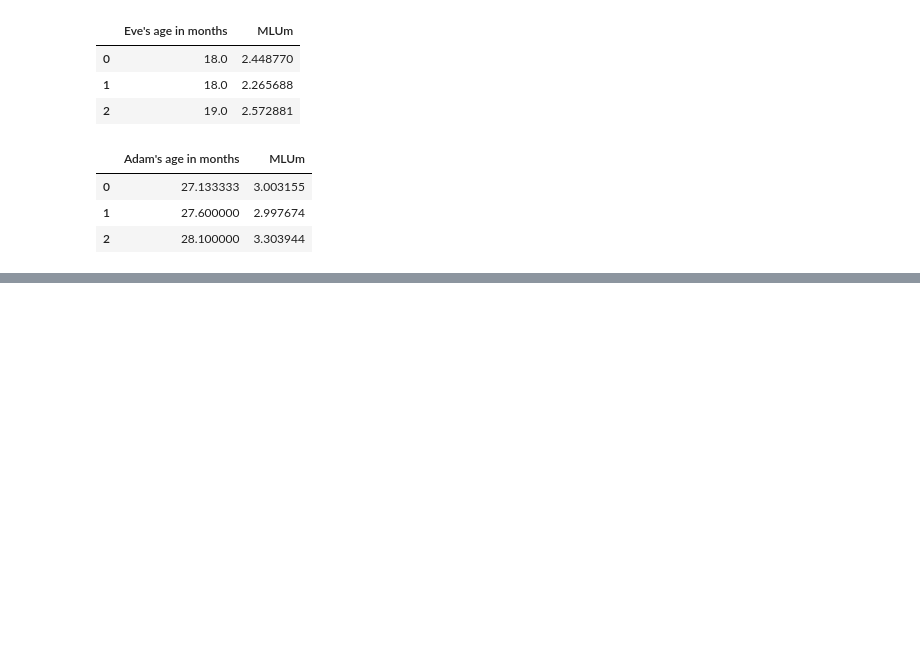
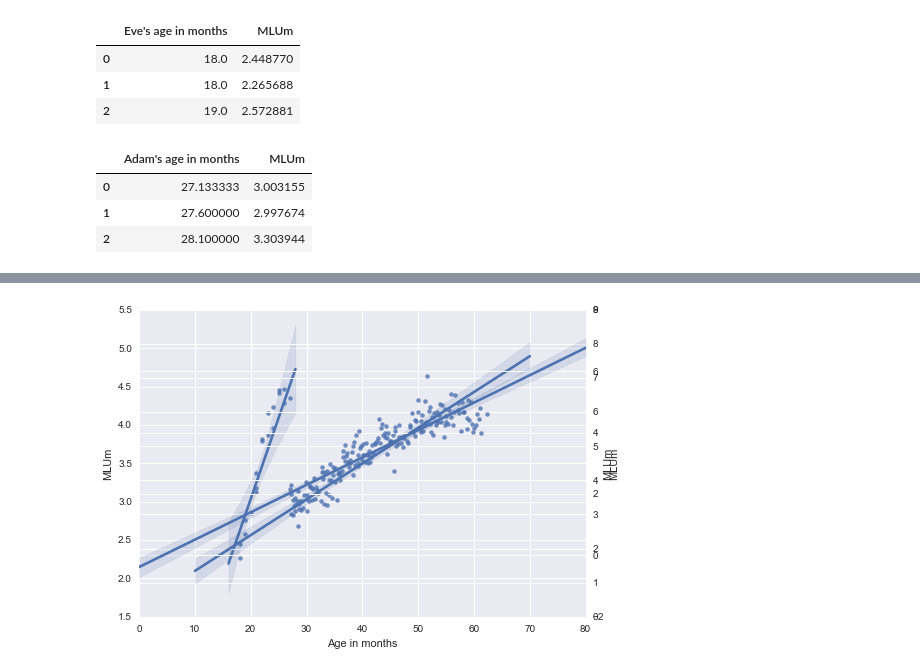
Before and after one commit to ethanweed/Development-of-Language-2017, a Jupyter notebook: playing-with-Lee_PyLangAcq.ipynb, the cells around one changed output, grey strips where cells are left out. Drawn from its saved outputs; the diff is of its cells as text; code cells hidden in the pictures; blank space fills up the shorter version.

```diff
--- a/playing-with-Lee_PyLangAcq.ipynb
+++ b/playing-with-Lee_PyLangAcq.ipynb
@@ -102,6 +102,7 @@ os.chdir(pathin)
 
 eve = pla.read_chat('Eve/*.cha')
 adam = pla.read_chat('Adam/*.cha')
+sarah = pla.read_chat('Sarah/*.cha')
 # %%
 eve_filenames = eve.filenames(sorted_by_age=True)  # absolute-path filenames sorted by age
 eve_ages = eve.age(month=True)  # dict(filename: age in months)
@@ -112,4 +113,9 @@ adam_filenames = adam.filenames(sorted_by_age=True)  # absolute-path filenames s
 adam_ages = adam.age(month=True)  # dict(filename: age in months)
 adam_MLUs = adam.MLUm()  # dict(filename: MLUm)
 adam_age_MLU_pairs = [(adam_ages[fn], adam_MLUs[fn]) for fn in adam_filenames]  # list of (age, MLUm)
+
+sarah_filenames = sarah.filenames(sorted_by_age=True)  # absolute-path filenames sorted by age
+sarah_ages = sarah.age(month=True)  # dict(filename: age in months)
+sarah_MLUs = sarah.MLUm()  # dict(filename: MLUm)
+sarah_age_MLU_pairs = [(sarah_ages[fn], sarah_MLUs[fn]) for fn in sarah_filenames]  # list of (age, MLUm)
 # %%
@@ -133,0 +152,9 @@ adam_MLU_df.head(3)
+# %%
+fig, ax = plt.subplots()
+eve_MLU_plot = sns.regplot(x='Age in months', y='MLUm', data=eve_MLU_df)
+ax2 = ax.twinx()
+adam_MLU_plot = sns.regplot(x='Age in months', y='MLUm', data=adam_MLU_df)
+ax3 = ax.twinx()
+sarah_MLU_plot = sns.regplot(x='Age in months', y='MLUm', data=sarah_MLU_df)
+# %% [output]
+[figure, added]
```
Also changed, not shown: parts of 4 cells of this notebook.
